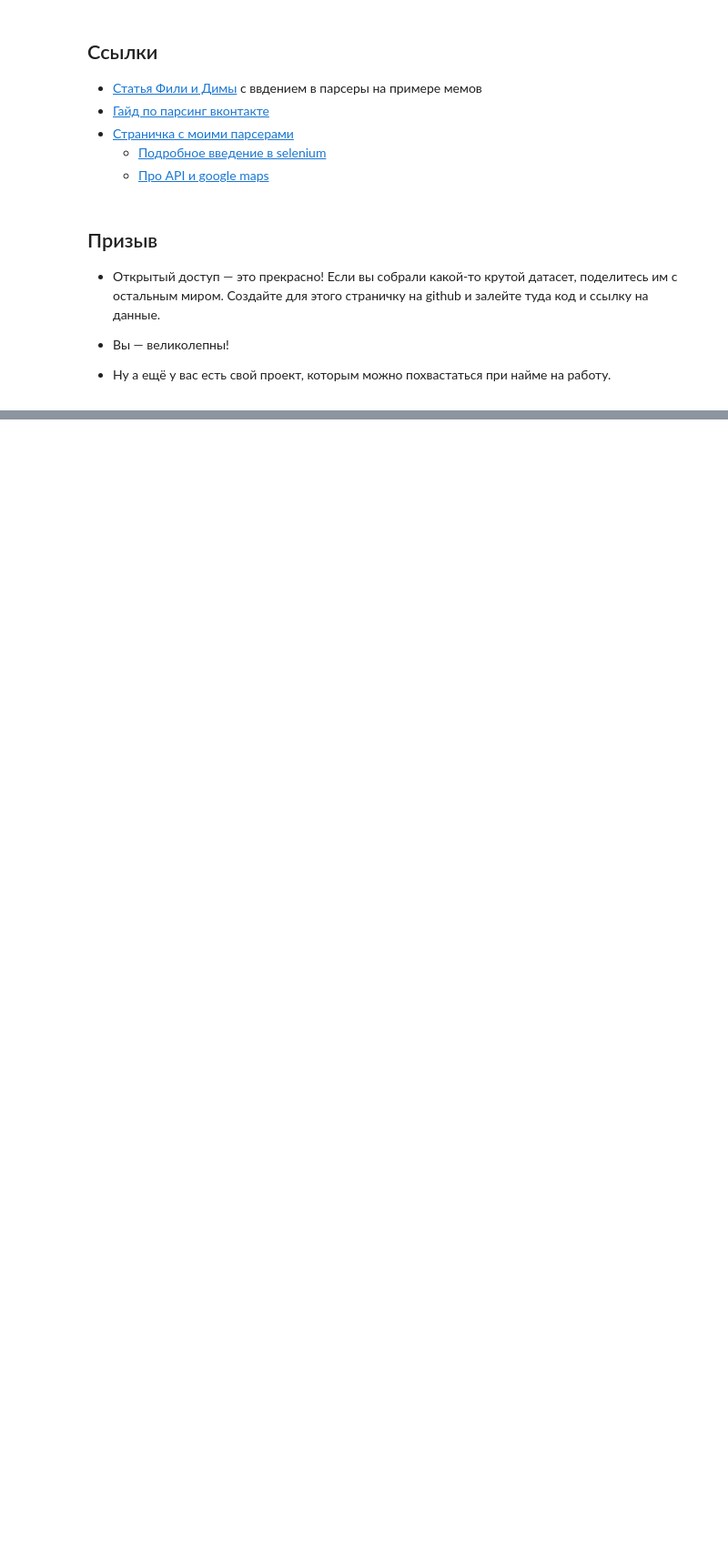
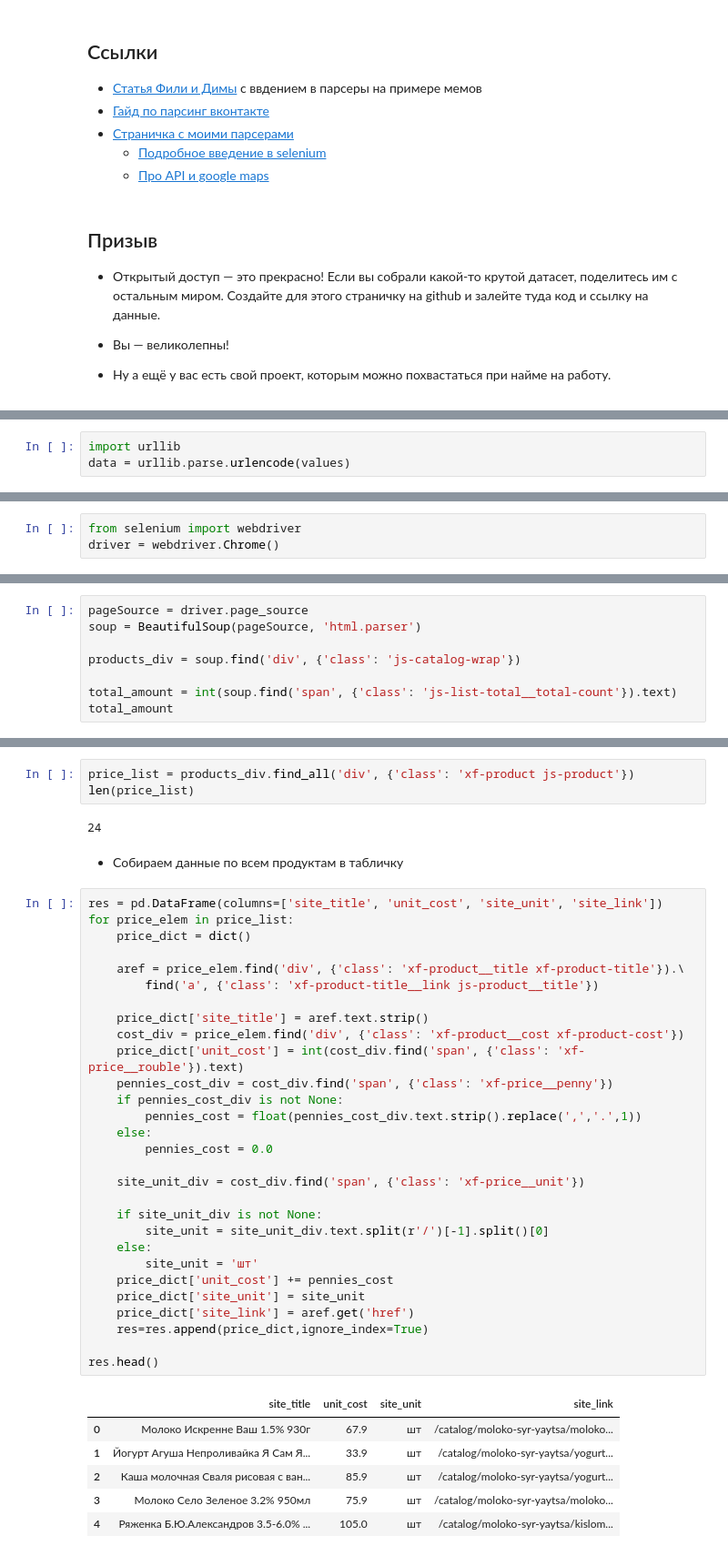
Before and after one commit to RomaKoks/Parsers, a Jupyter notebook: ranepa_lec_08_04_2019.ipynb, the cells around one changed output, grey strips where cells are left out. Shown at 91% size. Cells and saved outputs as stored; diff of their text form; blank space fills up the shorter version.

```diff
--- a/ranepa_lec_08_04_2019.ipynb
+++ b/ranepa_lec_08_04_2019.ipynb
@@ -313,0 +373,3 @@ clean_hrefs
+# %%
+import urllib
+data = urllib.parse.urlencode(values)
@@ -313,0 +456,3 @@ clean_hrefs
+# %%
+from selenium import webdriver
+driver = webdriver.Chrome()
@@ -313,0 +476,8 @@ clean_hrefs
+# %%
+pageSource = driver.page_source
+soup = BeautifulSoup(pageSource, 'html.parser')
+
+products_div = soup.find('div', {'class': 'js-catalog-wrap'})
+
+total_amount = int(soup.find('span', {'class': 'js-list-total__total-count'}).text)
+total_amount
@@ -313,0 +486,43 @@ clean_hrefs
+# %%
+price_list = products_div.find_all('div', {'class': 'xf-product js-product'})
+len(price_list)
+# %% [output]
+24
+# %% [markdown]
+* Собираем данные по всем продуктам в табличку
+# %%
+res = pd.DataFrame(columns=['site_title', 'unit_cost', 'site_unit', 'site_link'])
+for price_elem in price_list:
+    price_dict = dict()
+
+    aref = price_elem.find('div', {'class': 'xf-product__title xf-product-title'}).\
+        find('a', {'class': 'xf-product-title__link js-product__title'})
+
+    price_dict['site_title'] = aref.text.strip()
+    cost_div = price_elem.find('div', {'class': 'xf-product__cost xf-product-cost'})
+    price_dict['unit_cost'] = int(cost_div.find('span', {'class': 'xf-price__rouble'}).text)
+    pennies_cost_div = cost_div.find('span', {'class': 'xf-price__penny'})
+    if pennies_cost_div is not None:
+        pennies_cost = float(pennies_cost_div.text.strip().replace(',','.',1))
+    else:
+        pennies_cost = 0.0
+
+    site_unit_div = cost_div.find('span', {'class': 'xf-price__unit'})
+
+    if site_unit_div is not None:
+        site_unit = site_unit_div.text.split(r'/')[-1].split()[0]
+    else:
+        site_unit = 'шт'
+    price_dict['unit_cost'] += pennies_cost
+    price_dict['site_unit'] = site_unit
+    price_dict['site_link'] = aref.get('href')
+    res=res.append(price_dict,ignore_index=True)
+
+res.head()
+# %% [output]
+|  | site_title | unit_cost | site_unit | site_link |
+| 0 | Молоко Искренне Ваш 1.5% 930г | 67.9 | шт | /catalog/moloko-syr-yaytsa/moloko... |
+| 1 | Йогурт Агуша Непроливайка Я Сам Я... | 33.9 | шт | /catalog/moloko-syr-yaytsa/yogurt... |
+| 2 | Каша молочная Сваля рисовая с ван... | 85.9 | шт | /catalog/moloko-syr-yaytsa/yogurt... |
+| 3 | Молоко Село Зеленое 3.2% 950мл | 75.9 | шт | /catalog/moloko-syr-yaytsa/moloko... |
+| 4 | Ряженка Б.Ю.Александров 3.5-6.0% ... | 105.0 | шт | /catalog/moloko-syr-yaytsa/kislom... |
```
Also changed, not shown: parts of 34 cells of this notebook.
